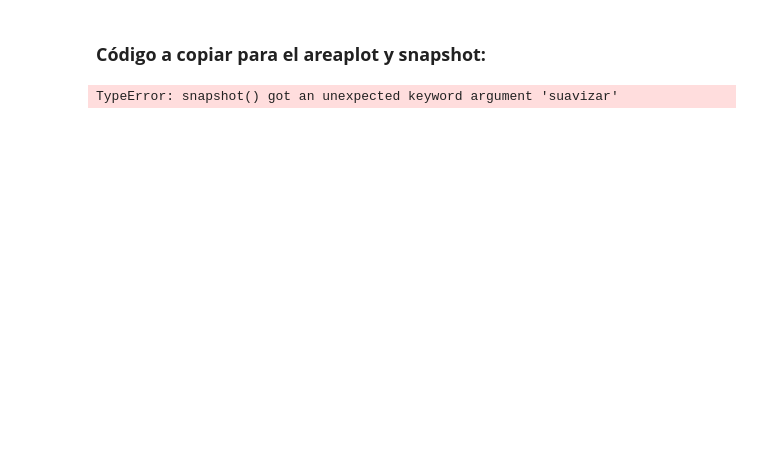
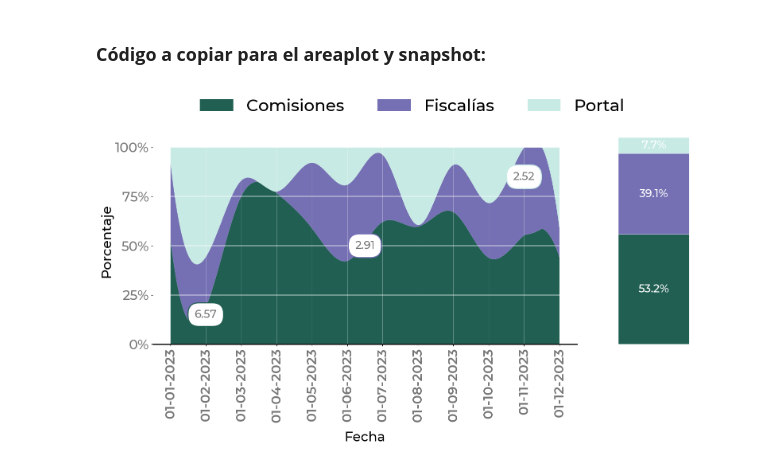
Before and after one commit to tabonitaa/graficas_gob, a Jupyter notebook: Python/snapshot/snapshot.ipynb, the cells around one changed output. Drawn from its saved outputs; the diff is of its cells as text; code cells hidden in the pictures; blank space fills up the shorter version.

Commit message:
he logrado arreglar que el suavizado de las graficas no salga del rango de 0 a 100 en la funcion snapshot

```diff
--- a/Python/snapshot/snapshot.ipynb
+++ b/Python/snapshot/snapshot.ipynb
@@ -59,7 +59,9 @@ def snapshot(data,
              font='Montserrat',
              columna_fechas='fechas',
              colores=None,
-             etiquetas=None
+             etiquetas=None,
+             suavizar=True,
+             num_puntos=300
              ):
     """
     Genera un gráfico de área apilada con los datos proporcionados en un DataFrame.
@@ -76,7 +78,7 @@ def snapshot(data,
         'nombre_eje_y': {'size': 24, 'weight': 'medium', 'color': '#000000'},
         'variable_x': {'size': 24, 'weight': 'semibold', 'color': '#767676'},
         'variable_y': {'size': 24, 'weight': 'medium', 'color': '#767676'},
-        'capsula_valor': {'size': 20, 'weight': 'medium', 'color': '#10302C'},
+        'capsula_valor': {'size': 20, 'weight': 'medium', 'color': '#767676'},
         'porcentaje': {'size': 20, 'weight': 'medium', 'color': 'white'},
         'leyenda': {'size': 30, 'weight': 'medium', 'color': '#767676'}
     }
@@ -117,10 +119,19 @@ def snapshot(data,
 
     # Gráfico de áreas
     ax1 = fig_sub.add_subplot(gs[0])
-    x_suave = np.linspace(x.min(), x.max(), 300)
-    valores_suave = [make_interp_spline(x, v)(x_suave) for v in valores_norm]
-
-    ax1.stackplot(x_suave, *valores_suave, labels=etiquetas, colors=colores)
+    if suavizar:
+        x_suave = np.linspace(x.min(), x.max(), num_puntos)
+        # Suavizar cada serie
+        valores_suave_raw = [make_interp_spline(x, v)(x_suave) for v in valores_norm]
+        # Forzar límites a los valores suavizados: mínimo 0, máximo 100
+        valores_suave_raw = [np.clip(v, 0, 100) for v in valores_suave_raw]
+        # Normalizar para que sumen 1 en cada punto
+        suma_suave = np.sum(valores_suave_raw, axis=0)
+        suma_suave[suma_suave == 0] = 1  # evitar división por cero
+        valores_suave = [v / suma_suave for v in valores_suave_raw]
+        ax1.stackplot(x_suave, *valores_suave, labels=etiquetas, colors=colores)
+    else:
+        ax1.stackplot(x, *valores_norm, labels=etiquetas, colors=colores)
 
     # Eje X
     ax1.set_xticks(x)
@@ -152,7 +163,8 @@ def snapshot(data,
         fontsize=font_config['nombre_eje_x']['size'],
         fontweight=font_config['nombre_eje_x']['weight'],
         color=font_config['nombre_eje_x']['color'],
-        family=font_config['family']
+        family=font_config['family'],
+        labelpad=16  # <-- Agrega separación aquí
     )
     ax1.set_ylabel(
         "Porcentaje",
@@ -170,12 +182,11 @@ def snapshot(data,
     ax1.grid(axis='x', linestyle='-', color='white', alpha=0.3, linewidth=0.75)
 
     # Etiquetas de totales
-    x_coords = np.linspace(x[0], x[-1], len(columnas))
+    x_coords = np.linspace(x[1], x[-2], len(columnas))
     y_coords = np.linspace(0.15, 0.85, len(columnas))
     totales = [np.sum(v) for v in valores_norm]
-    colores_borde = ['#D9D9D9'] * len(columnas)
 
-    for x_c, y_c, total, color_borde in zip(x_coords, y_coords, totales, colores_borde):
+    for x_c, y_c, total, color_borde in zip(x_coords, y_coords, totales, colores):
         ax1.text(
             x_c, y_c, f"{total:.2f}",
             ha='center', va='center',
@@ -214,31 +225,32 @@ def snapshot(data,
         spine.set_visible(False)
     ax2.tick_params(bottom=False, labelbottom=False)
     plt.subplots_adjust(wspace=0.05, hspace=0.05)
 
     leyenda_font = font_manager.FontProperties(
         family=font_config['family'],
         size=font_config['leyenda']['size'],
         weight=font_config['leyenda']['weight']
     )
 
     fig_sub.legend(
         etiquetas,
         loc='upper center',
         ncol=len(columnas),
         frameon=False,
         fontsize=font_config['leyenda']['size'],
         prop=leyenda_font,
         bbox_to_anchor=(0.5, 1.15)
     )
 
     plt.tight_layout()
     plt.savefig(f"{nombre_df}.svg", format='svg', bbox_inches='tight', dpi=300)
     plt.savefig(f"{nombre_df}.png", format='png', bbox_inches='tight', dpi=300)
     plt.show()
 
 snapshot(data,
          colores=['#215F53', '#7570B3', '#C7EAE5'],
          etiquetas=['Comisiones', 'Fiscalías', 'Portal'],
+         suavizar=True
          )
 # %% [output]
-TypeError: snapshot() got an unexpected keyword argument 'suavizar'
+[figure, added]
```
Also changed, not shown: parts of 1 cell of this notebook, 5 other files.
